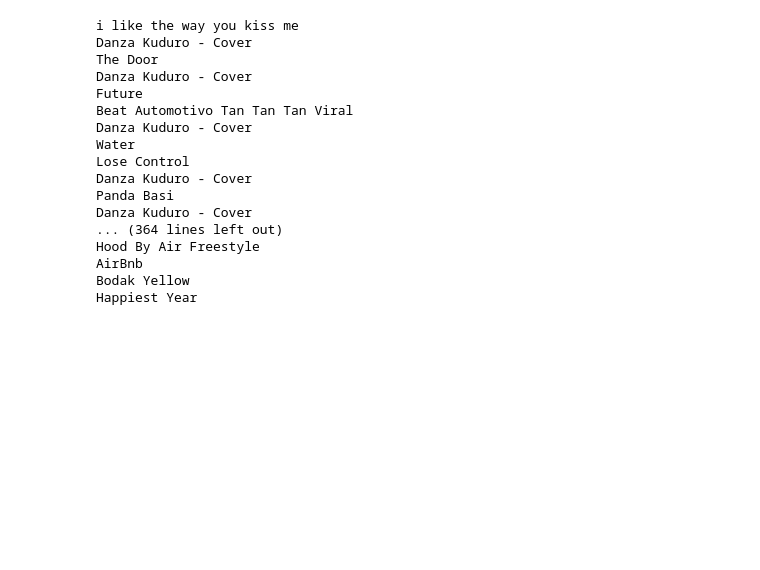
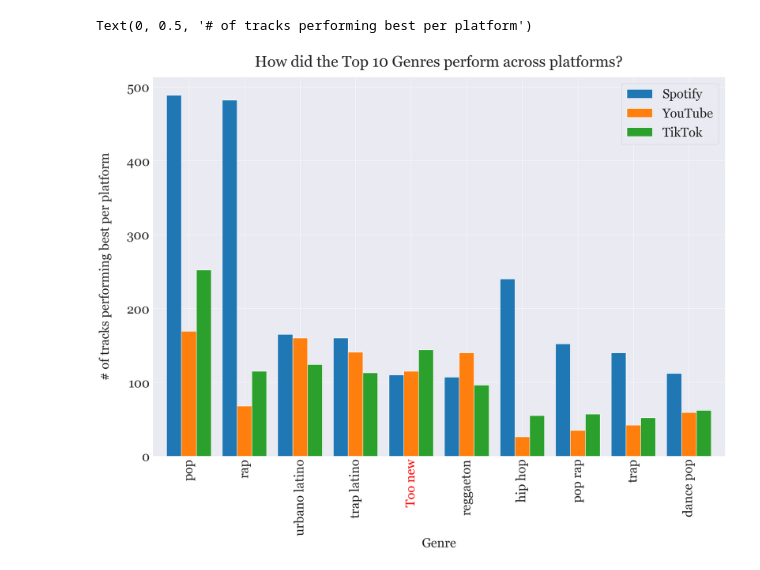
Before and after one commit to bz421/SpotifyProject, a Jupyter notebook: Genres.ipynb, the cells around one changed output. Saved outputs shown, nothing was run; the diff lists cells and outputs as text; code cells hidden in the pictures; blank space fills up the shorter version.

Commit message:
Input track features into out.csv

```diff
--- a/Genres.ipynb
+++ b/Genres.ipynb
@@ -149,21 +172,0 @@ plt.show()
-# %%
-for (idx, val) in enumerate(df['Artist Genre']):
-    if val == 'Not Available': print(df['Track'][idx])
-# %% [output]
-i like the way you kiss me
-Danza Kuduro - Cover
-The Door
-Danza Kuduro - Cover
-Future
-Beat Automotivo Tan Tan Tan Viral
-Danza Kuduro - Cover
-Water
-Lose Control
-Danza Kuduro - Cover
-Panda Basi
-Danza Kuduro - Cover
-... (364 lines left out)
-Hood By Air Freestyle
-AirBnb
-Bodak Yellow
-Happiest Year
@@ -169,0 +176,17 @@ Happiest Year
+# %%
+# Get all songs with g genre
+# Find platform it did best in, increment
+
+# Spotify
+# YouTube
+# TikTok
+# Pandora
+# SoundCloud
+
+genre_dict = {'pop': [], 'rap': [], 'urbano latino': [], 'trap latino': [], 'Too new': [], 'reggaeton': [], 'hip hop': [], 'pop rap': [], 'trap': [], 'dance pop': []}
+
+
+for genre in top_10:
+    for (idx, e) in enumerate(df['Artist Genre']):
+        if genre in e:
+            genre_dict[genre].append(idx)
@@ -169,0 +228,20 @@ Happiest Year
+# %%
+genre_df = pd.DataFrame(genre_dict_top).T
+genre_df = genre_df.reset_index()
+genre_df = genre_df.rename(columns={'index': 'Genre'})
+genre_df.head(10)
+genre_df = genre_df.drop(columns=['Pandora', 'SoundCloud'])
+# %%
+plt.rcParams.update({'font.size': 30, 'font.family': 'Georgia'})
+ax = genre_df.plot(x='Genre',
+              kind='bar',
+              stacked=False,
+              title='How did the Top 10 Genres perform across platforms?',
+              width=0.8,
+              figsize=(24, 16))
+ax.get_xticklabels()[4].set_color('red')
+ax.set_title('How did the Top 10 Genres perform across platforms?', y=1.02)
+ax.set_ylabel('# of tracks performing best per platform', labelpad=35)
+# %% [output]
+Text(0, 0.5, '# of tracks performing best per platform')
+[figure, added]
```
Also changed, not shown: parts of 12 cells of this notebook, 1 other file.
